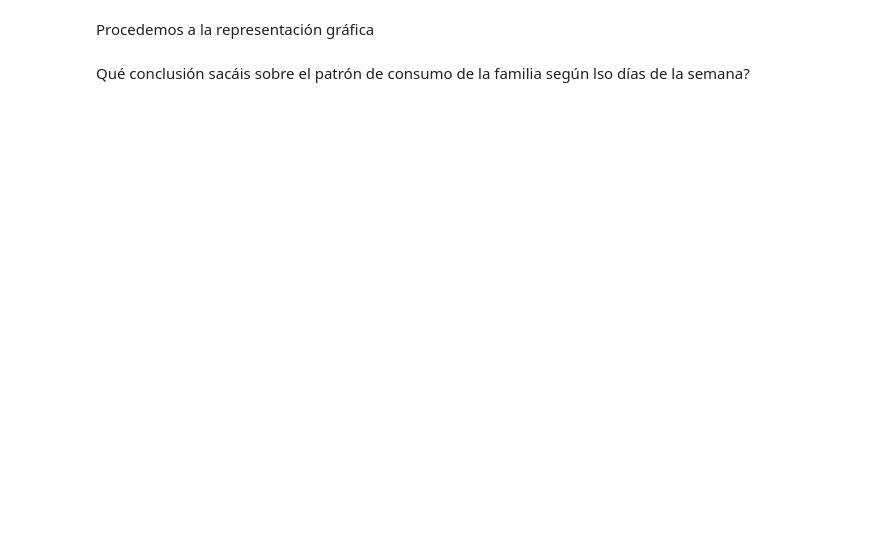
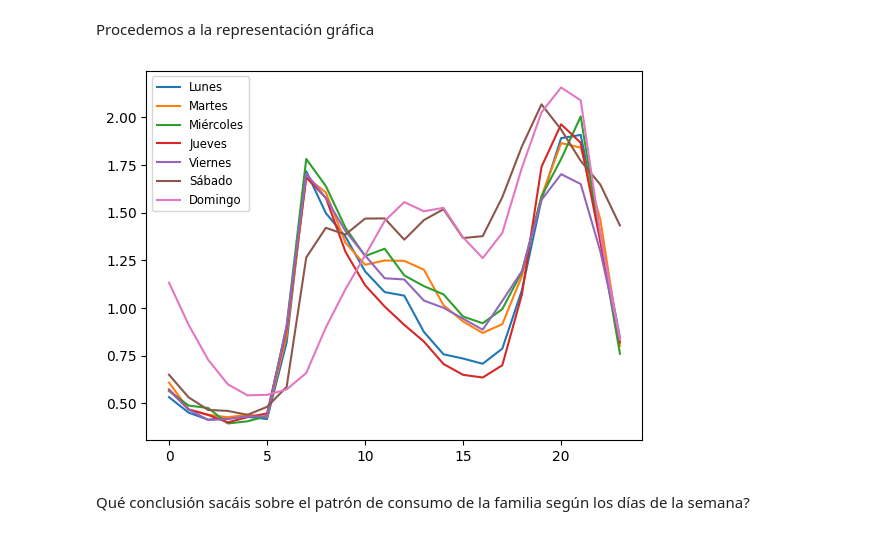
Before and after one commit to varo6/datascience-101, a Jupyter notebook: 03 - approaching pyplot/02-visualizacion_consumo_vivienda_handout.ipynb, the cells around one changed output. Saved outputs shown, nothing was run; the diff lists cells and outputs as text; code cells hidden in the pictures; blank space fills up the shorter version.

```diff
--- a/03 - approaching pyplot/02-visualizacion_consumo_vivienda_handout.ipynb
+++ b/03 - approaching pyplot/02-visualizacion_consumo_vivienda_handout.ipynb
@@ -270,0 +266,8 @@ vivienda
+# %%
+# Completar aquí
+vivienda["hora"] = vivienda.index.hour
+vivienda["dia_semana"] = vivienda.index.weekday
+
+
+# --------------------
+vivienda
@@ -279,0 +291,11 @@ NameError: name 'resumen_horario_dia' is not defined
+# %%
+# Completar aquí
+
+resumen_horario_dia = (
+    vivienda["global_active_power"]
+    .groupby([vivienda.index.weekday, vivienda.index.hour])
+    .mean()
+)
+resumen_horario_dia.index.names = ["dia_semana", "hora"]
+# --------------------
+resumen_horario_dia
@@ -281,6 +317,6 @@ NameError: name 'resumen_horario_dia' is not defined
 Aplicamos el método `reset_index` (referencia: [enlace](https://pandas.pydata.org/pandas-docs/stable/reference/api/pandas.DataFrame.reset_index.html)) a `resumen_horario_dia`, para que el índice multinivel resultado de groupby dé lugar a dos columnas que correspondan a día de la semana y a hora del día.
 # %%
 # Completar aquí
-
+resumen_horario_dia2 = resumen_horario_dia.to_frame().reset_index()
 # --------------------
-resumen_horario_dia
+resumen_horario_dia2
@@ -293,2 +339,17 @@ Procedemos a la representación gráfica
+# %%
+# Completar aquí
+fig, ax = plt.subplots()
+dias = ["Lunes", "Martes", "Miércoles", "Jueves", "Viernes", "Sábado", "Domingo"]
+
+for dia in range(7):
+    df_dia = resumen_horario_dia2[resumen_horario_dia2["dia_semana"] == dia]
+    ax.plot(df_dia["hora"], df_dia["global_active_power"], label=dias[dia])
+
+plt.legend(fontsize="small")
+plt.show()
+
+# --------------------
+# %% [output]
+[figure, added]
 # %% [markdown]
-Qué conclusión sacáis sobre el patrón de consumo de la familia según lso días de la semana?
+Qué conclusión sacáis sobre el patrón de consumo de la familia según los días de la semana?
```
Also changed, not shown: parts of 9 cells of this notebook.
